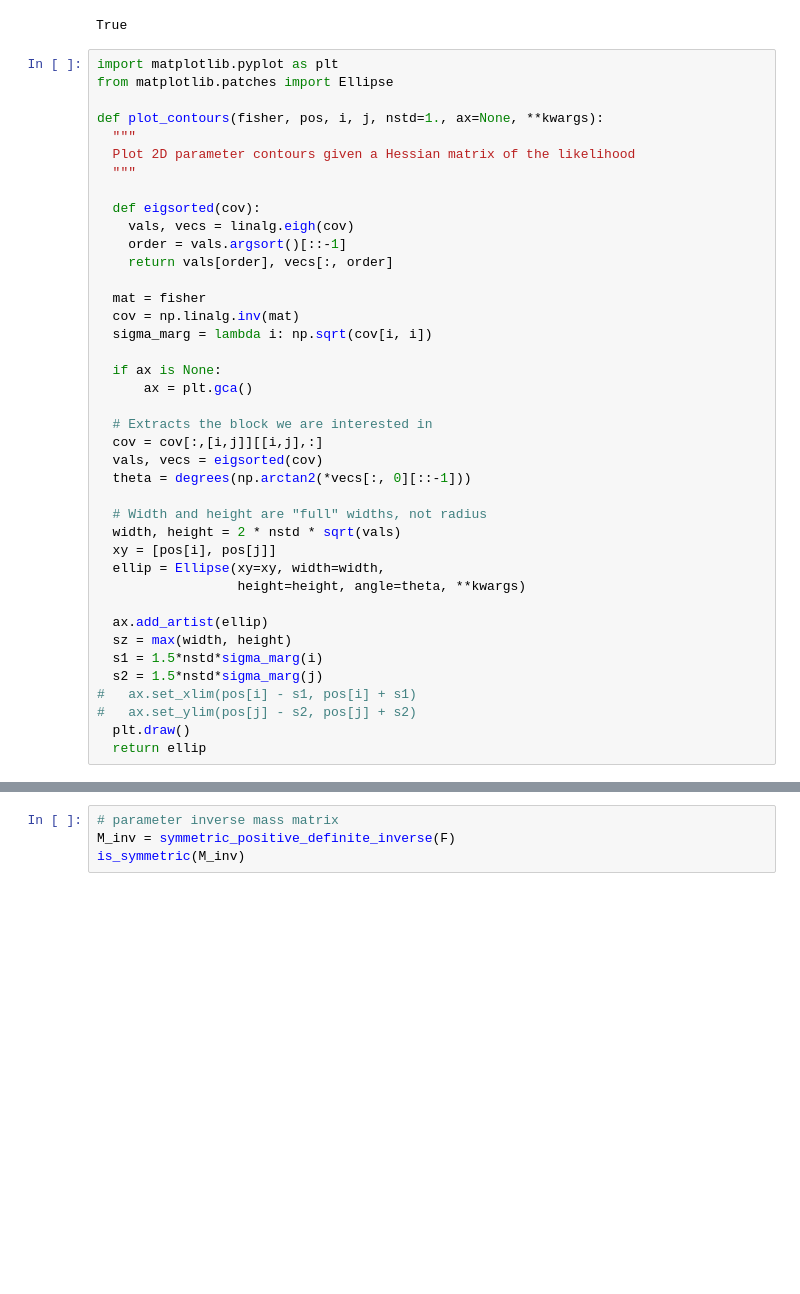
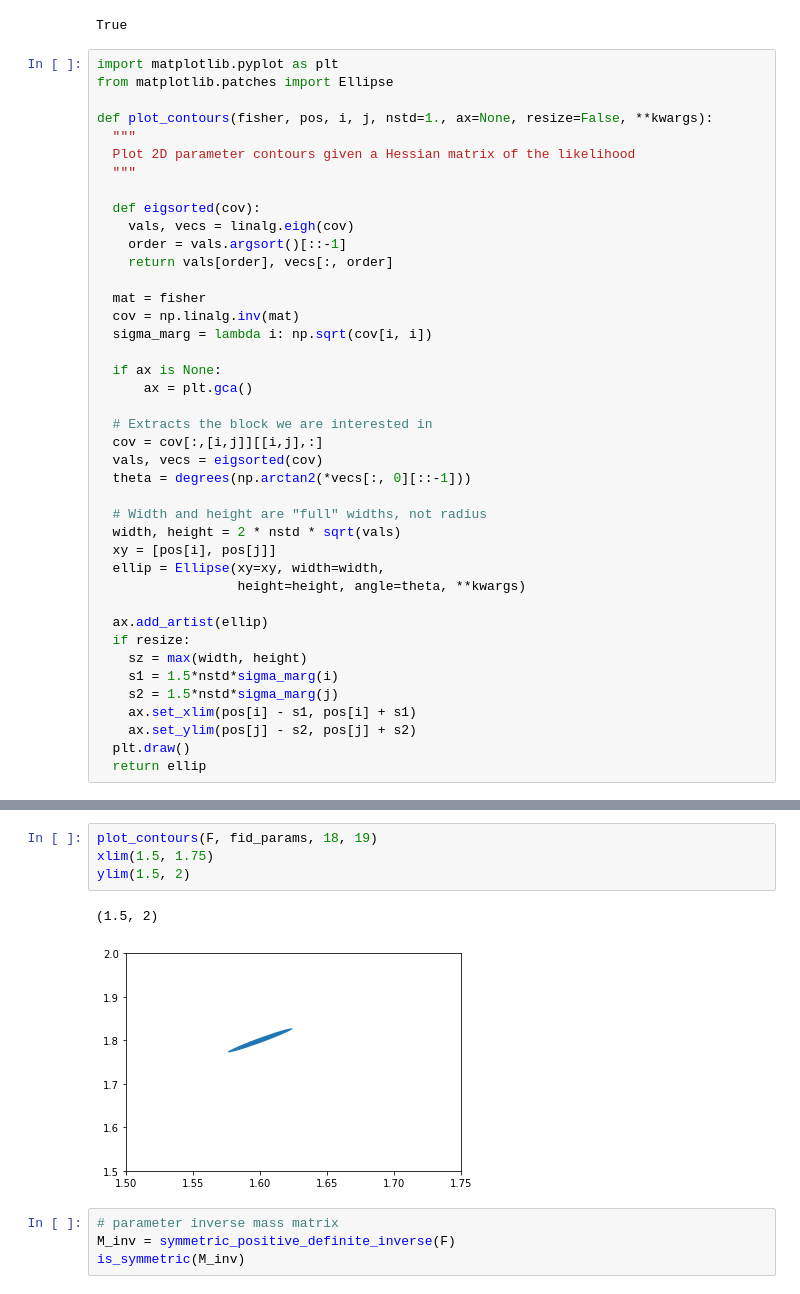
Before and after one commit to DifferentiableUniverseInitiative/jax-cosmo-paper, a Jupyter notebook: notebooks/DES_Y1_3x2pt_demo.ipynb, the cells around one changed output, grey strips where cells are left out. Saved outputs shown, nothing was run; the diff lists cells and outputs as text; blank space fills up the shorter version.

```diff
--- a/notebooks/DES_Y1_3x2pt_demo.ipynb
+++ b/notebooks/DES_Y1_3x2pt_demo.ipynb
@@ -250,7 +257,7 @@ True
 import matplotlib.pyplot as plt
 from matplotlib.patches import Ellipse
 
-def plot_contours(fisher, pos, i, j, nstd=1., ax=None, **kwargs):
+def plot_contours(fisher, pos, i, j, nstd=1., ax=None, resize=False, **kwargs):
   """
   Plot 2D parameter contours given a Hessian matrix of the likelihood
   """
@@ -279,10 +286,11 @@ def plot_contours(fisher, pos, i, j, nstd=1., ax=None, **kwargs):
                   height=height, angle=theta, **kwargs)
 
   ax.add_artist(ellip)
-  sz = max(width, height)
-  s1 = 1.5*nstd*sigma_marg(i)
-  s2 = 1.5*nstd*sigma_marg(j)
-#   ax.set_xlim(pos[i] - s1, pos[i] + s1)
-#   ax.set_ylim(pos[j] - s2, pos[j] + s2)
+  if resize:
+    sz = max(width, height)
+    s1 = 1.5*nstd*sigma_marg(i)
+    s2 = 1.5*nstd*sigma_marg(j)
+    ax.set_xlim(pos[i] - s1, pos[i] + s1)
+    ax.set_ylim(pos[j] - s2, pos[j] + s2)
   plt.draw()
   return ellip
@@ -296,3 +328,10 @@ ylim(0.2, 0.4)
+# %%
+plot_contours(F, fid_params, 18, 19)
+xlim(1.5, 1.75)
+ylim(1.5, 2)
+# %% [output]
+(1.5, 2)
+[figure, added]
 # %%
 # parameter inverse mass matrix
 M_inv = symmetric_positive_definite_inverse(F)
```
Also changed, not shown: parts of 20 cells of this notebook, 3 other files.
